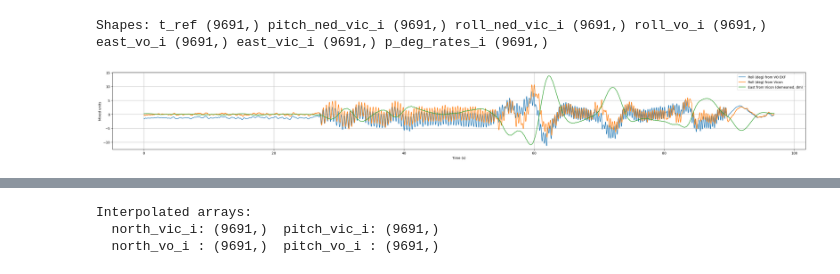
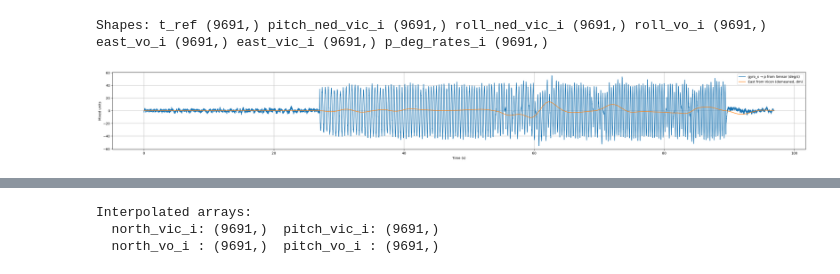
Before and after one commit to shaochengluo/x500_ev_ctrl, a Jupyter notebook: live2.ipynb, the cells around one changed output, grey strips where cells are left out. Drawn from its saved outputs; the diff is of its cells as text; code cells hidden in the pictures.

Commit message:
plot done

```diff
--- a/live2.ipynb
+++ b/live2.ipynb
@@ -835,15 +835,15 @@ Shapes: t_ref (9691,) pitch_ned_vic_i (9691,) roll_ned_vic_i (9691,) roll_vo_i (
 # %%
 import matplotlib.pyplot as plt
 
 plt.figure(figsize=(30, 4))
-# plt.plot(time_s, p_deg_s,    label="gyro_x → p from Sensor (deg/s)")
+plt.plot(time_s, p_deg_s,    label="gyro_x → p from Sensor (deg/s)")
 # plt.plot(time_s, p_deg_rates_i,    label="gyro_x → p from VO (deg/s)")
-plt.plot(time_s, roll_vo_i,  label="Roll (deg) from VO EKF")
-plt.plot(time_s, roll_ned_vic_i, label="Roll (deg) from Vicon")
+# plt.plot(time_s, roll_vo_i,  label="Roll (deg) from VO EKF")
+# plt.plot(time_s, roll_ned_vic_i, label="Roll (deg) from Vicon")
 # plt.plot(time_s, 10*east_vo_i,  label="East from VO (dm)")
 plt.plot(time_s, 10*east_vic_i, label="East from Vicon (demeaned, dm)")
 # plt.ylim(-10, 10)
 plt.xlabel("Time (s)"); plt.ylabel("Mixed units")
 plt.grid(True); plt.legend(); plt.tight_layout(); plt.show()
 # %% [output]
-[figure, old version]
+[figure, new version]
```
Also changed, not shown: parts of 10 cells of this notebook, 6 other files.
